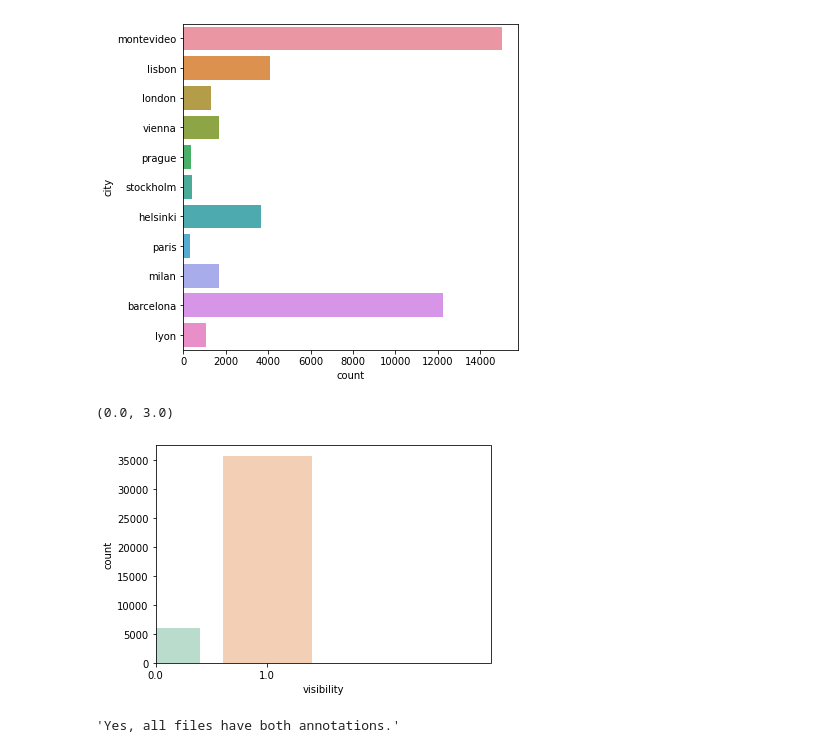
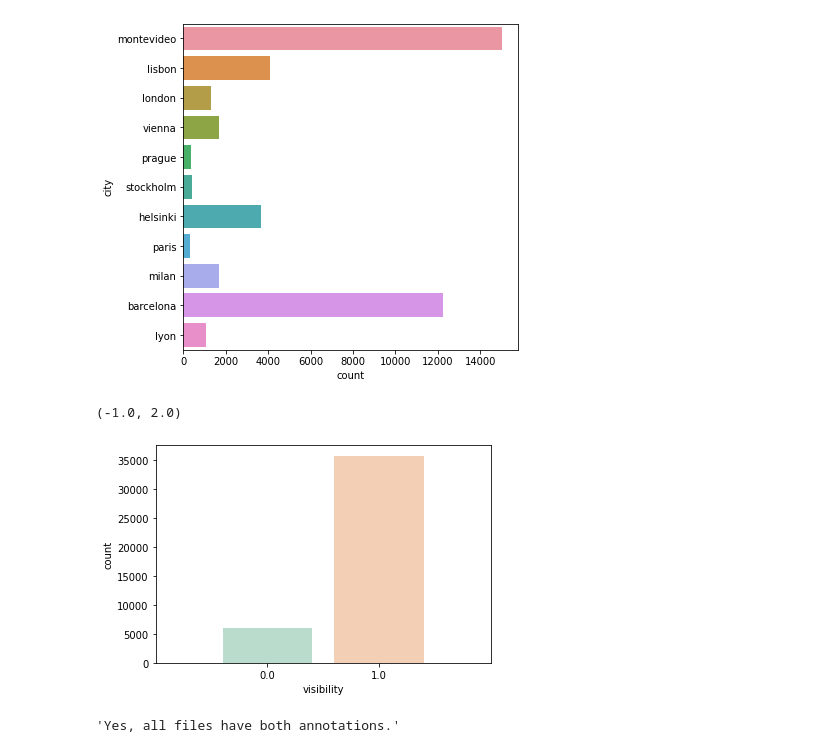
Before and after one commit to Rajsuryan-Singh/master_thesis, a Jupyter notebook: EDA.ipynb, the cells around one changed output. Drawn from its saved outputs; the diff is of its cells as text; code cells hidden in the pictures.

```diff
--- a/EDA.ipynb
+++ b/EDA.ipynb
@@ -98,14 +98,14 @@ sns.countplot(y="city", data=vid_annot)
 # %%
 """
 Visibility
 
 """
 
 sns.countplot(x="visibility", data=vid_annot)
-plt.xlim(0, 3)
+plt.xlim(-1,2)
 # %% [output]
-(0.0, 3.0)
+(-1.0, 2.0)
-[figure, old version]
+[figure, new version]
 # %%
 """
 Do all files have both audio and video annotations?
```
Also changed, not shown: parts of 2 cells of this notebook, 6 other files.
